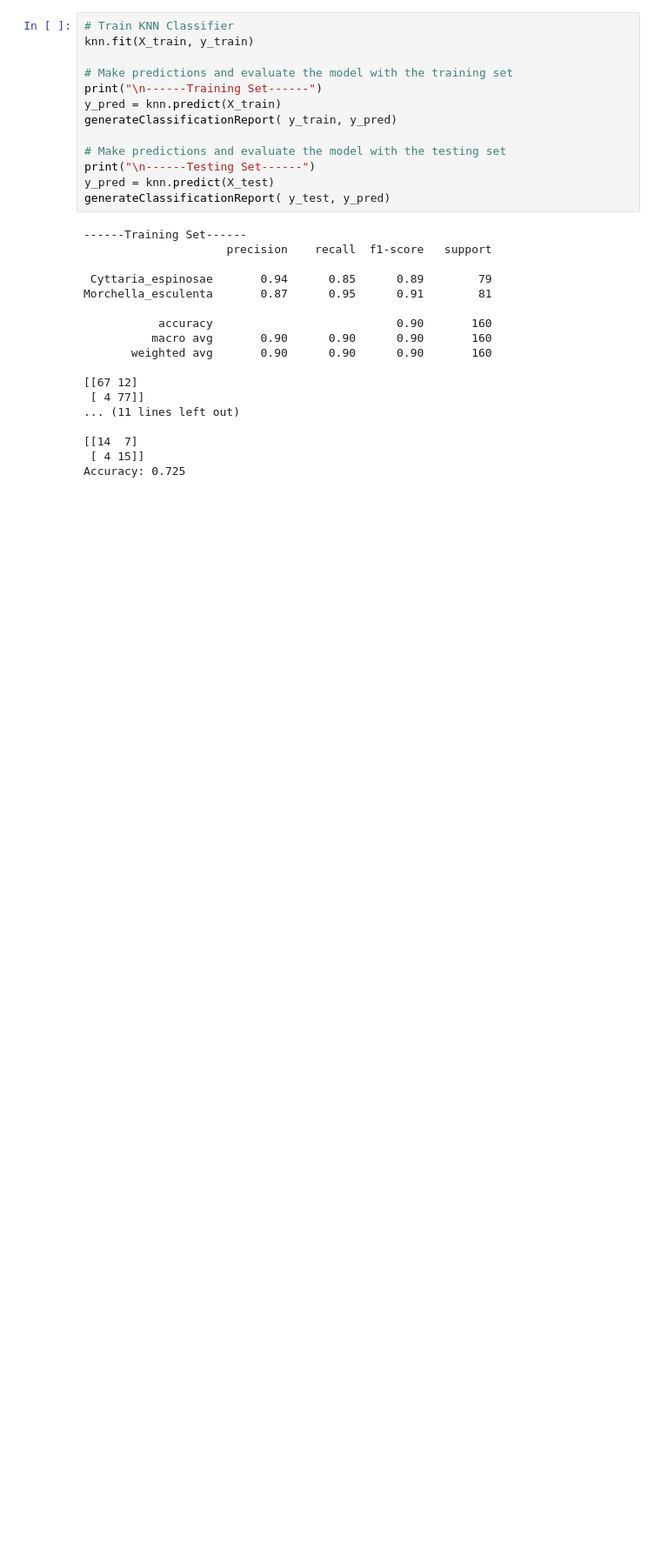
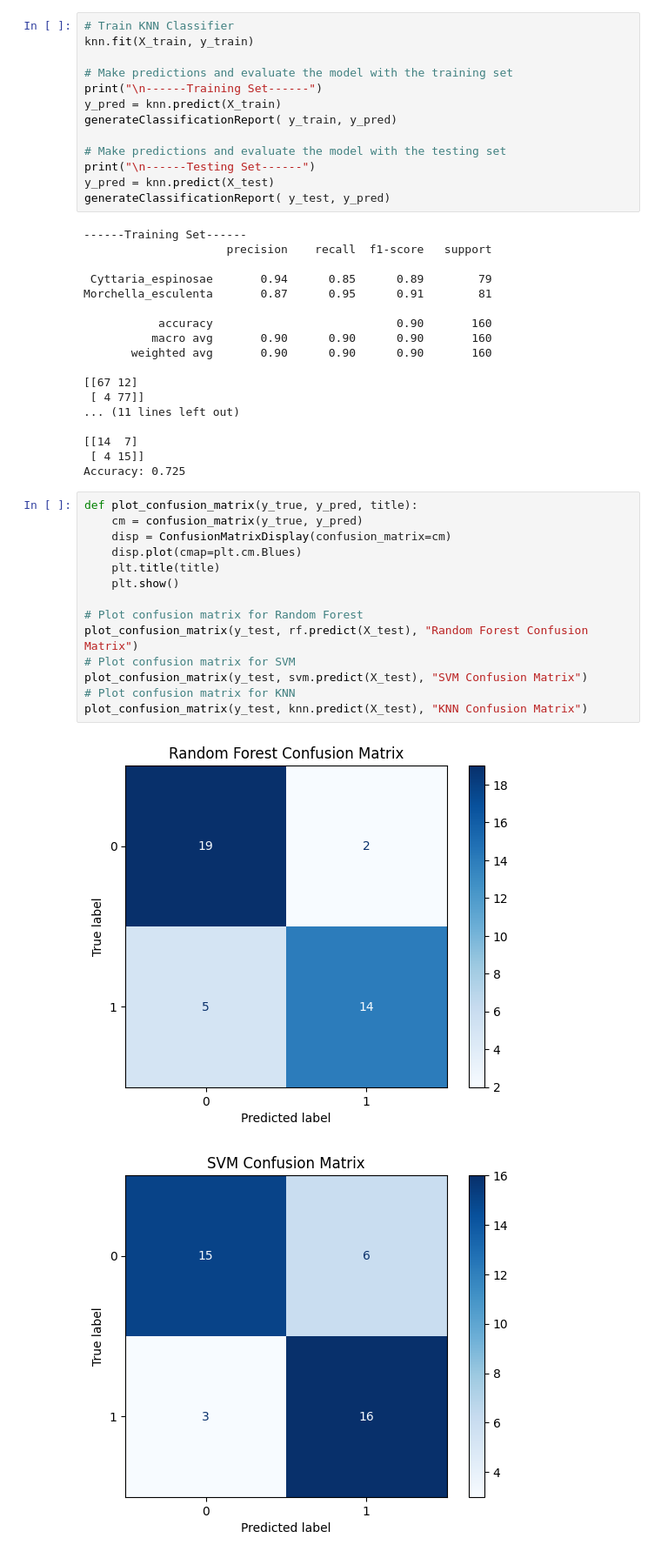
Before and after one commit to Djariskii/Projek-PCD-19, a Jupyter notebook: belumdiapaapakan.ipynb, the cells around one changed output. Shown at 87% size. Saved outputs shown, nothing was run; the diff lists cells and outputs as text; blank space fills up the shorter version.

```diff
--- a/belumdiapaapakan.ipynb
+++ b/belumdiapaapakan.ipynb
@@ -418,3 +418,20 @@ Morchella_esculenta       0.87      0.95      0.91        81
 [[14  7]
  [ 4 15]]
 Accuracy: 0.725
+# %%
+def plot_confusion_matrix(y_true, y_pred, title):
+    cm = confusion_matrix(y_true, y_pred)
+    disp = ConfusionMatrixDisplay(confusion_matrix=cm)
+    disp.plot(cmap=plt.cm.Blues)
+    plt.title(title)
+    plt.show()
+
+# Plot confusion matrix for Random Forest
+plot_confusion_matrix(y_test, rf.predict(X_test), "Random Forest Confusion Matrix")
+# Plot confusion matrix for SVM
+plot_confusion_matrix(y_test, svm.predict(X_test), "SVM Confusion Matrix")
+# Plot confusion matrix for KNN
+plot_confusion_matrix(y_test, knn.predict(X_test), "KNN Confusion Matrix")
+# %% [output]
+[figure, added]
+[figure, added]
```
Also changed, not shown: parts of 1 cell of this notebook, 7 other files.
